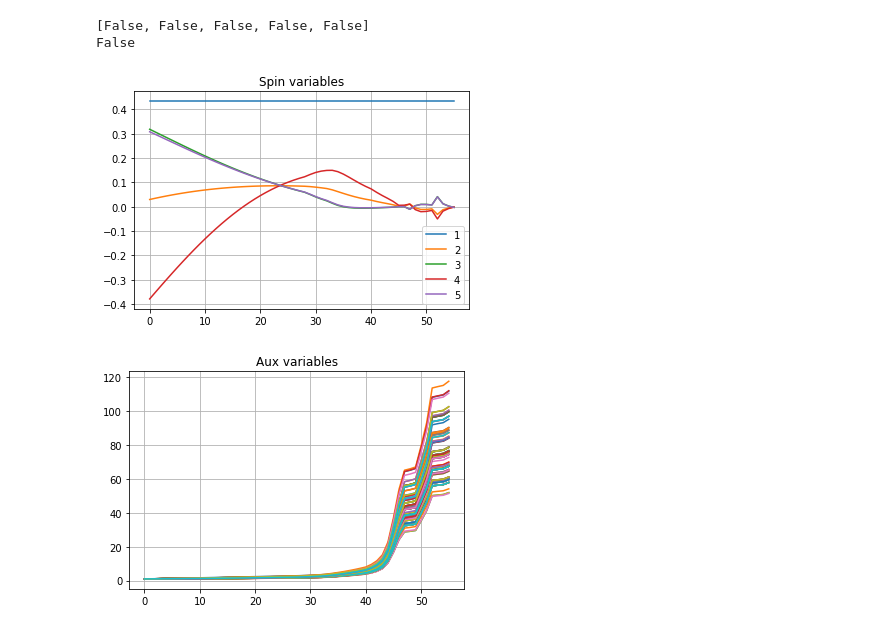
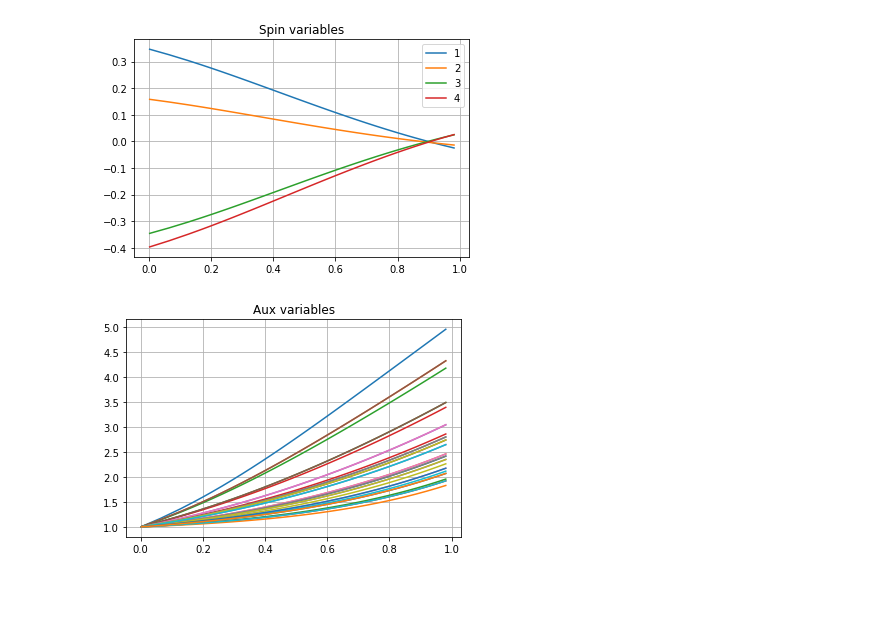
Before and after one commit to Modaino/pySAT, a Jupyter notebook: pSAT_test.ipynb, the cells around one changed output. Cells and saved outputs as stored; diff of their text form; code cells hidden in the pictures; blank space fills up the shorter version.

```diff
--- a/pSAT_test.ipynb
+++ b/pSAT_test.ipynb
@@ -8,25 +8,21 @@ result = myProblem.verify('E:\Aron\BMW_SAT\\bmw_sol\\solution_T24_r.out')
 # %%
 from pSAT_problem import CTDSolver, SATProblem, RK4
 
 #cnf_file_name = 'E:\SAT_project\easy2.cnf'
-cnf_file_name = "E:\SAT_project\pySAT\easy_max_sat3_n5.cnf"
+cnf_file_name = "E:\SAT_project\pySAT\easy_max_sat3_n4.cnf"
 #sol = [False, False, True, True, True,True, True, True,True, True, False, False]
 
 myProblem = SATProblem(cnf_file_name)
 mIntegrator = RK4()
 
 
 solver = CTDSolver(myProblem, mIntegrator)
-solver.solve(600)
-print(solver.x())
-print(solver.check_solution())
+solver.solve(max_time=1)
 solver.plot_traj()
 solver.plot_aux()
 # %% [output]
-[False, False, False, False, False]
-False
-[figure, old version]
+[figure, new version]
-[figure, old version]
+[figure, new version]
 # %%
 import itertools
 
```
Also changed, not shown: parts of 2 cells of this notebook, 1 other file.
